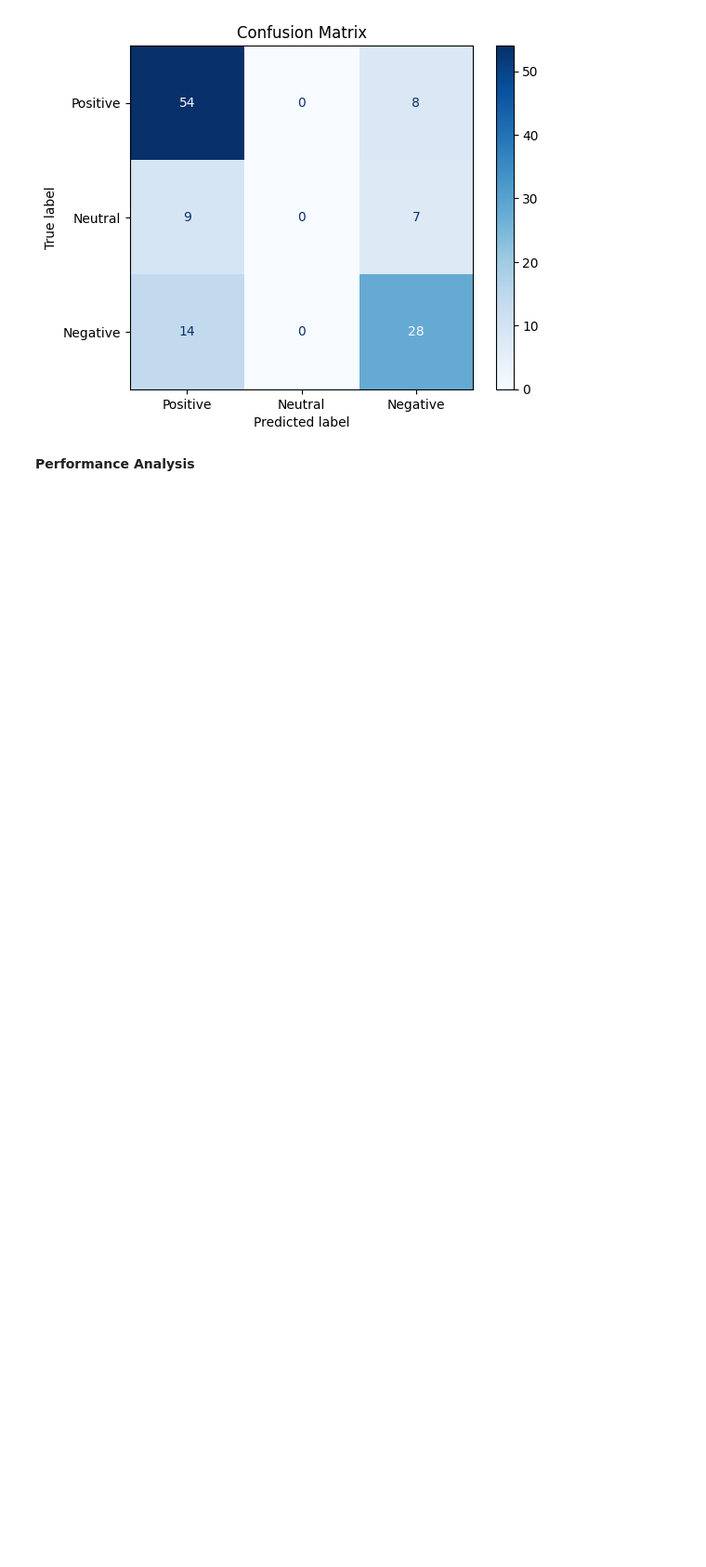
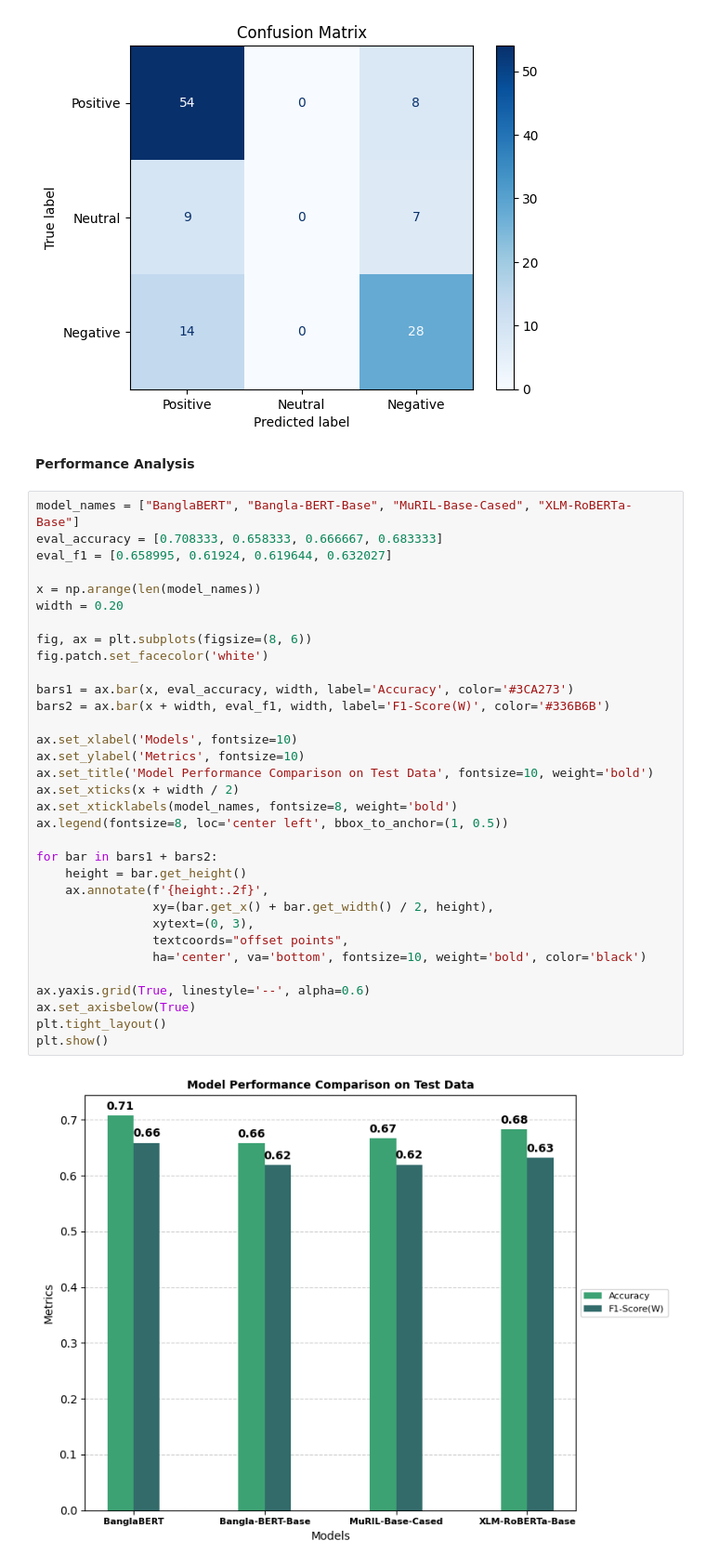
Before and after one commit to mirzaaa101/BengaliSent-A-Bangla-Sentiment-Dataset-for-Film-Reviews-and-Its-Evaluation, a Jupyter notebook: sentiment_analysis.ipynb, the cells around one changed output. Shown at 93% size. Drawn from its saved outputs; the diff is of its cells as text; blank space fills up the shorter version.

Commit message:
add model performance analysis

```diff
--- a/sentiment_analysis.ipynb
+++ b/sentiment_analysis.ipynb
@@ -289,3 +291,38 @@ plot_confusion_matrix(trainer, test_ds, label_names)
 [figure]
 # %% [markdown]
 **Performance Analysis**
+# %%
+model_names = ["BanglaBERT", "Bangla-BERT-Base", "MuRIL-Base-Cased", "XLM-RoBERTa-Base"]
+eval_accuracy = [0.708333, 0.658333, 0.666667, 0.683333]
+eval_f1 = [0.658995, 0.61924, 0.619644, 0.632027]
+
+x = np.arange(len(model_names))
+width = 0.20
+
+fig, ax = plt.subplots(figsize=(8, 6))
+fig.patch.set_facecolor('white')
+
+bars1 = ax.bar(x, eval_accuracy, width, label='Accuracy', color='#3CA273')
+bars2 = ax.bar(x + width, eval_f1, width, label='F1-Score(W)', color='#336B6B')
+
+ax.set_xlabel('Models', fontsize=10)
+ax.set_ylabel('Metrics', fontsize=10)
+ax.set_title('Model Performance Comparison on Test Data', fontsize=10, weight='bold')
+ax.set_xticks(x + width / 2)
+ax.set_xticklabels(model_names, fontsize=8, weight='bold')
+ax.legend(fontsize=8, loc='center left', bbox_to_anchor=(1, 0.5))
+
+for bar in bars1 + bars2:
+    height = bar.get_height()
+    ax.annotate(f'{height:.2f}',
+                xy=(bar.get_x() + bar.get_width() / 2, height),
+                xytext=(0, 3),
+                textcoords="offset points",
+                ha='center', va='bottom', fontsize=10, weight='bold', color='black')
+
+ax.yaxis.grid(True, linestyle='--', alpha=0.6)
+ax.set_axisbelow(True)
+plt.tight_layout()
+plt.show()
+# %% [output]
+[figure, added]
```
Also changed, not shown: parts of 2 cells of this notebook.
